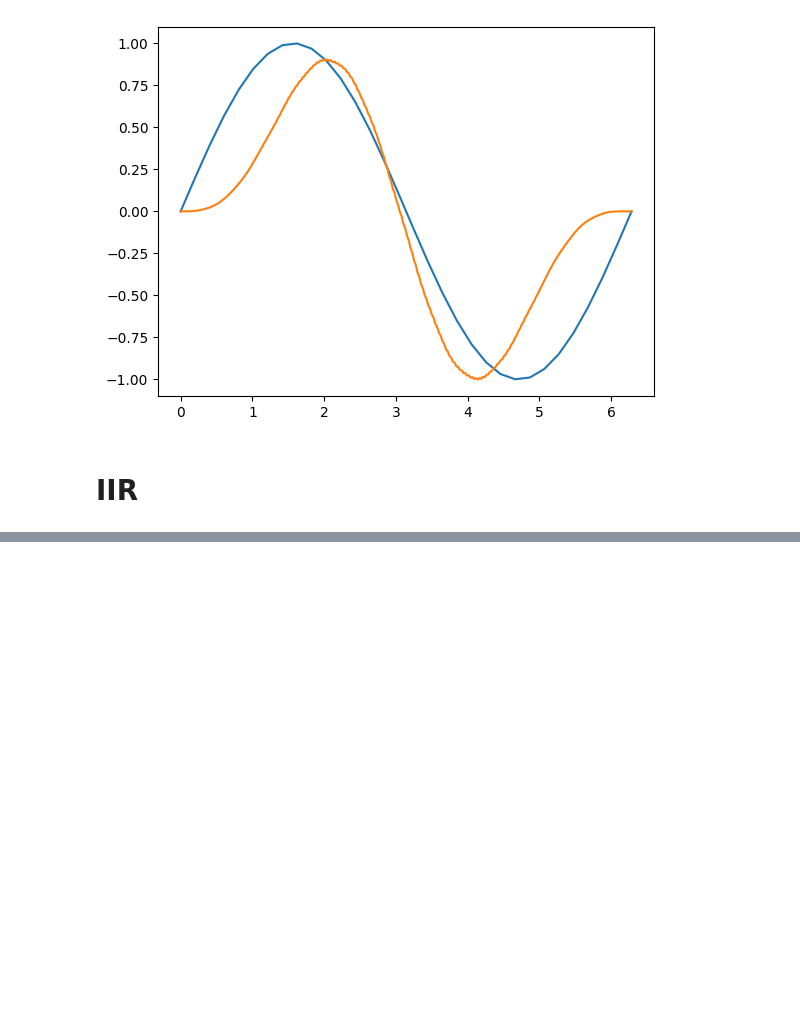
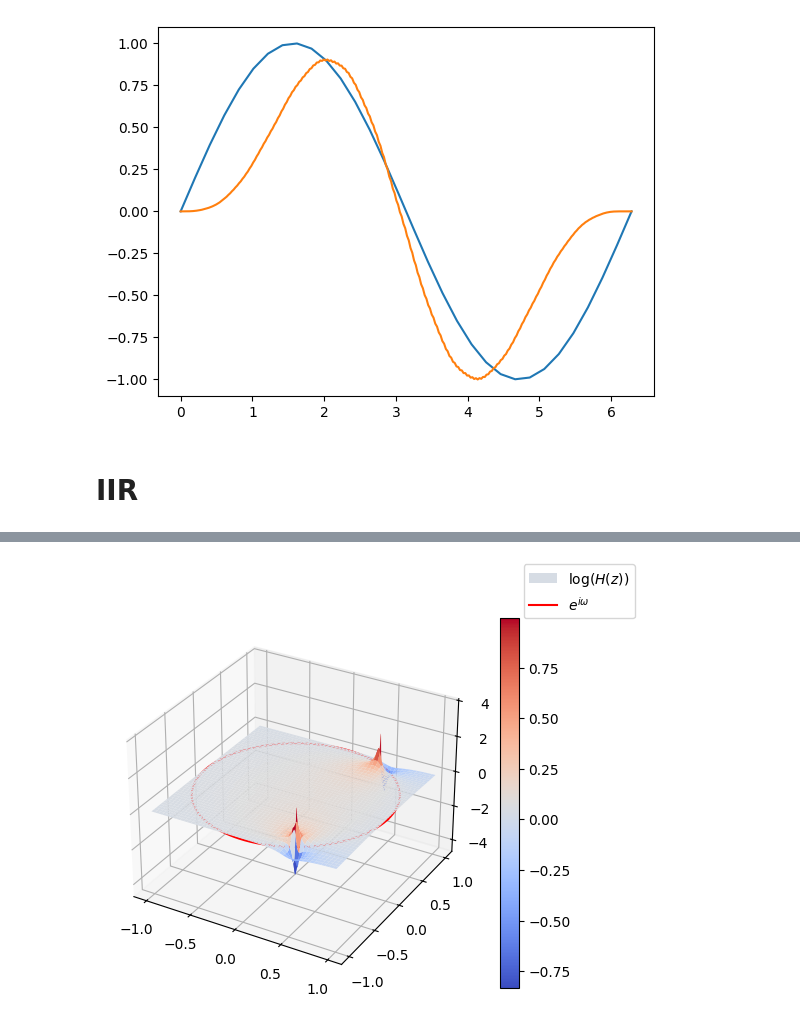
Before and after one commit to geekrope/dft, a Jupyter notebook: dft.ipynb, the cells around one changed output, grey strips where cells are left out. Drawn from its saved outputs; the diff is of its cells as text; code cells hidden in the pictures; blank space fills up the shorter version.

Commit message:
IIR continuation, implement notch filter

```diff
--- a/dft.ipynb
+++ b/dft.ipynb
@@ -2,6 +2,7 @@
 import os
 base_path = "C:\\Documents\\python projects\\dft"
 out_path = "C:\\Documents\\python projects\\dft\\out"
+plot_path = "C:\\Documents\\python projects\\dft\\plots"
 # %%
 import scipy.fft
 import numpy as np
@@ -702,6 +685,0 @@ plt.show()
-# %%
-alpha = np.linspace(0, np.pi, 1000)
-Z = np.e ** (1j * alpha)
-topology = Z**(-2) - 2 * np.cos(w) * Z**(-1) + 1
-
-plt.plot(alpha, np.abs(topology))
@@ -710,0 +696,91 @@ plt.plot(alpha, np.abs(topology))
+# %%
+def notch_peak_transfer(Z, w, r1, r2):
+    return (r1**2 * Z**(-2) - 2 * r1 * np.cos(w) * Z**(-1) + 1) / \
+        (r2**2 * Z**(-2) - 2 * r2 * np.cos(w) * Z**(-1) + 1)
+
+
+def notch_peak_transfer_unscaled(Z, w):
+    return (Z**(-2) - 2 * np.cos(w) * Z**(-1) + 1)
+
+
+min_z = -1
+max_z = 1
+cap_lower = 1e-3
+cap_upper = 1000
+
+n = 1000
+z_range = np.linspace(min_z, max_z, n)
+alpha = np.linspace(0, 2 * np.pi, n)
+
+r1 = 1
+r2 = 0.95
+
+X, Y = np.meshgrid(z_range, z_range)
+Z = X + 1j * Y
+
+w = np.pi * 1 / 3
+unit_circle = np.e ** (1j * alpha)
+topology = notch_peak_transfer(Z, w, r1, r2)
+freq_response = notch_peak_transfer(unit_circle, w, r1, r2)
+freq_response_unscaled = notch_peak_transfer_unscaled(unit_circle, w)
+
+circle_shape = plt.Circle((0, 0), 1, color='r', fill=False)
+
+fig, ax = plt.subplots(subplot_kw={'projection': '3d'})
+
+surface = ax.plot_surface(
+    Z.real,
+    Z.imag,
+    np.log(
+        np.clip(
+            np.abs(topology),
+            cap_lower,
+            cap_upper)),
+    cmap=cm.coolwarm,
+    label='$\\log(H(z))$')
+ax.plot(
+    unit_circle.real,
+    unit_circle.imag,
+    np.zeros(len(unit_circle)),
+    color='r',
+    label='$e^{i\\omega}$',
+    alpha=1)
+
+fig.colorbar(surface)
+fig.legend()
+
+plt.savefig(os.path.join(plot_path, 'notch_topology.pdf'))
+plt.show()
+
+plt.plot(alpha[: n // 2], np.clip(
+    np.abs(freq_response),
+    cap_lower,
+    cap_upper)[: n // 2])
+plt.axvline(w, 0, 1, linestyle='dashed', color='r', label='$\\omega$')
+plt.xlabel('$\\theta$')
+plt.ylabel('$|H(e^{i\\theta)}|$')
+plt.legend()
+
+plt.savefig(os.path.join(plot_path, 'notch_freq_response.pdf'))
+plt.show()
+
+plt.plot(alpha[: n // 2], np.angle(freq_response)[:n // 2])
+plt.xlabel('$\\theta$')
+plt.ylabel('$\\arg (H(e^{i\\theta)})$')
+
+plt.savefig(os.path.join(plot_path, 'notch_phase_response.pdf'))
+plt.show()
+
+plt.plot(alpha[: n // 2], np.clip(
+    np.abs(freq_response_unscaled),
+    cap_lower,
+    cap_upper)[: n // 2])
+plt.axvline(w, 0, 1, linestyle='dashed', color='r', label='$\\omega$')
+plt.xlabel('$\\theta$')
+plt.ylabel('$|H(e^{i\\theta)}|$')
+plt.legend()
+
+plt.savefig(os.path.join(plot_path, 'notch_freq_response_unscaled.pdf'))
+plt.show()
+# %% [output]
+[figure, added]
```
Also changed, not shown: parts of 10 cells of this notebook, 6 other files.
